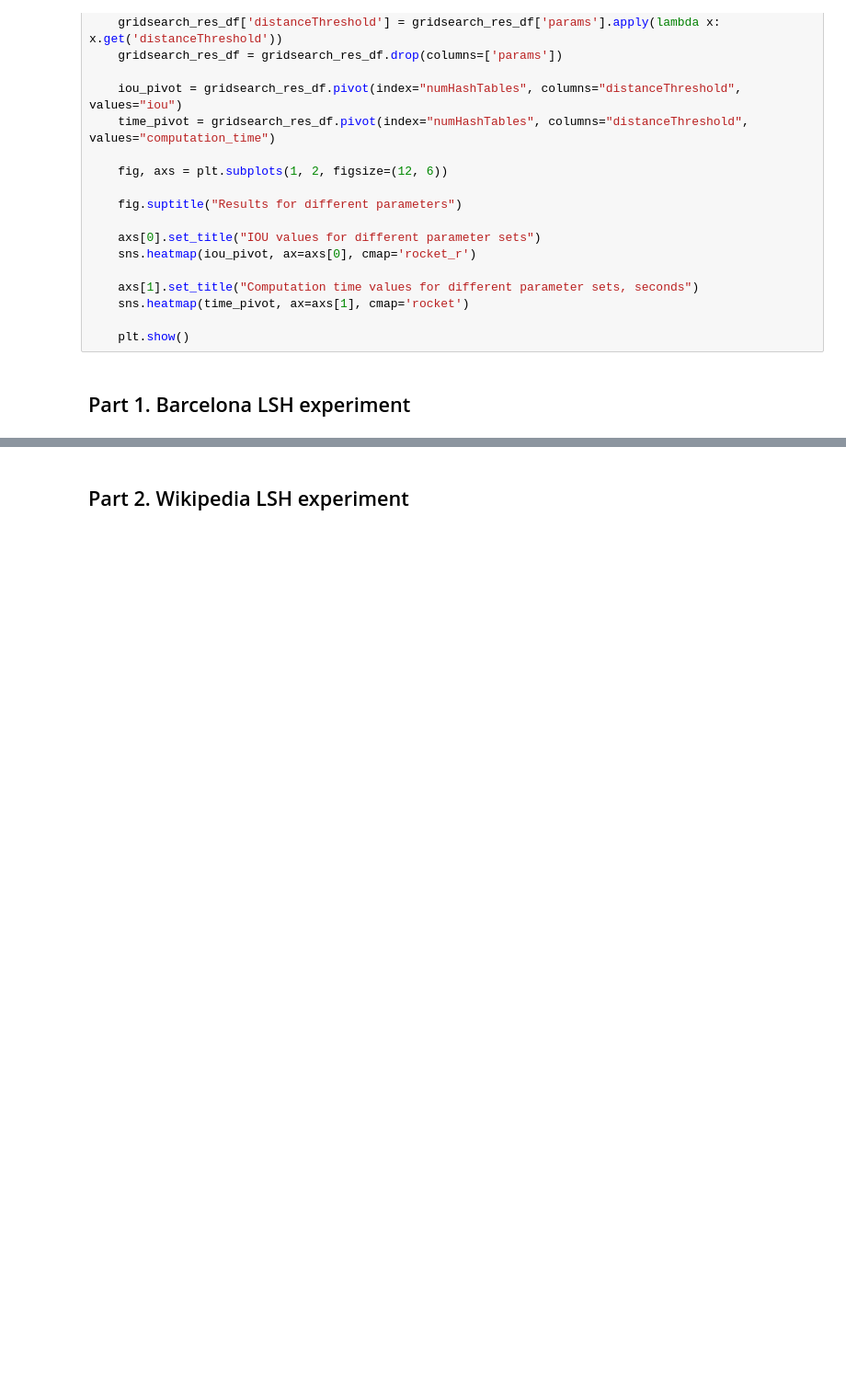
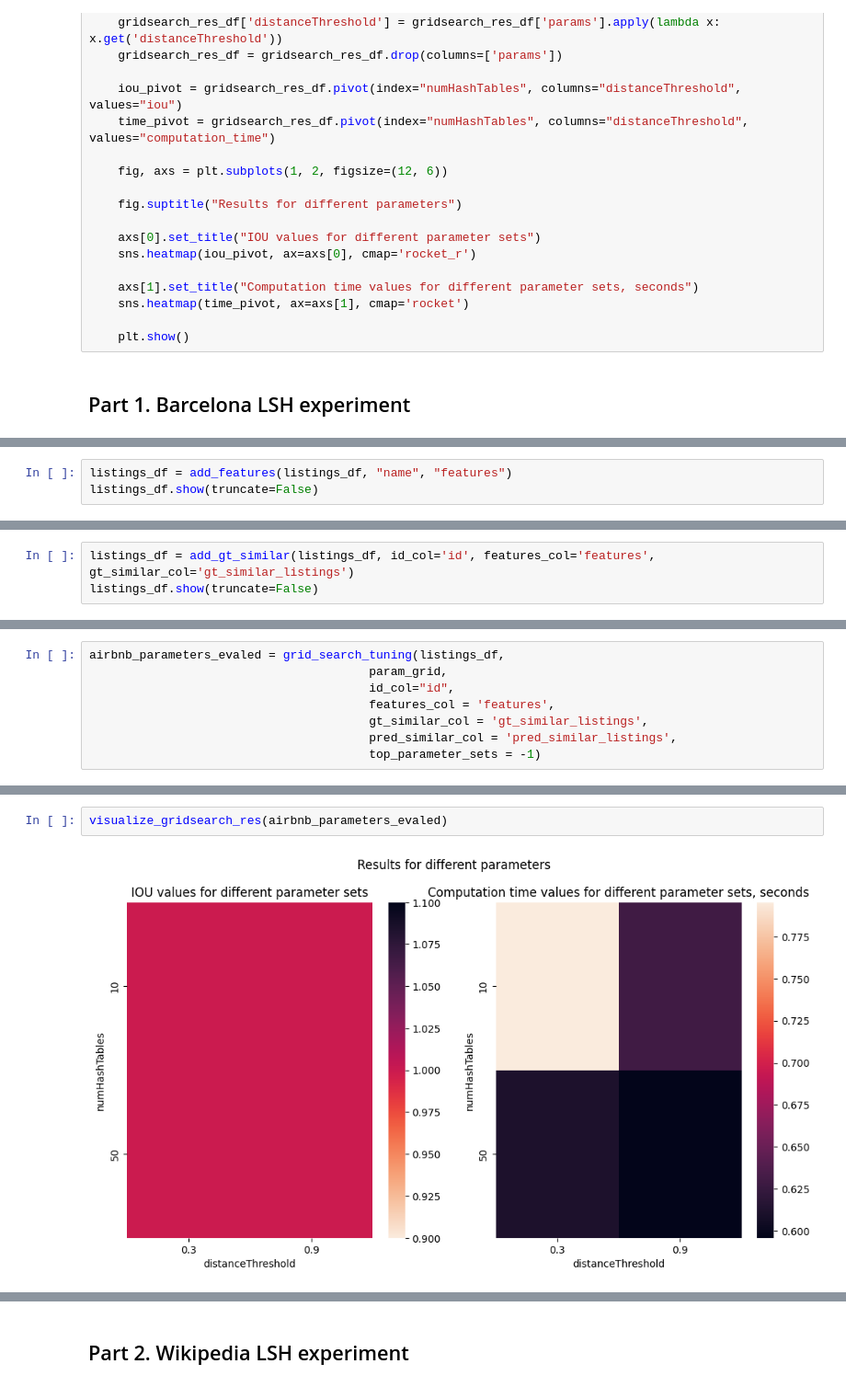
Before and after one commit to mark2002007/UCU_6K1S_MiningMassiveDatasets, a Jupyter notebook: homework/main.ipynb, the cells around one changed output, grey strips where cells are left out. Shown at 92% size. Saved outputs shown, nothing was run; the diff lists cells and outputs as text; blank space fills up the shorter version.

```diff
--- a/homework/main.ipynb
+++ b/homework/main.ipynb
@@ -425,0 +376,3 @@ for result in results:
+# %%
+listings_df = add_features(listings_df, "name", "features")
+listings_df.show(truncate=False)
@@ -425,0 +398,3 @@ for result in results:
+# %%
+listings_df = add_gt_similar(listings_df, id_col='id', features_col='features', gt_similar_col='gt_similar_listings')
+listings_df.show(truncate=False)
@@ -425,0 +431,8 @@ for result in results:
+# %%
+airbnb_parameters_evaled = grid_search_tuning(listings_df,
+                                       param_grid,
+                                       id_col="id",
+                                       features_col = 'features',
+                                       gt_similar_col = 'gt_similar_listings',
+                                       pred_similar_col = 'pred_similar_listings',
+                                       top_parameter_sets = -1)
@@ -425,0 +443,4 @@ for result in results:
+# %%
+visualize_gridsearch_res(airbnb_parameters_evaled)
+# %% [output]
+[figure, added]
```
Also changed, not shown: parts of 27 cells of this notebook.
